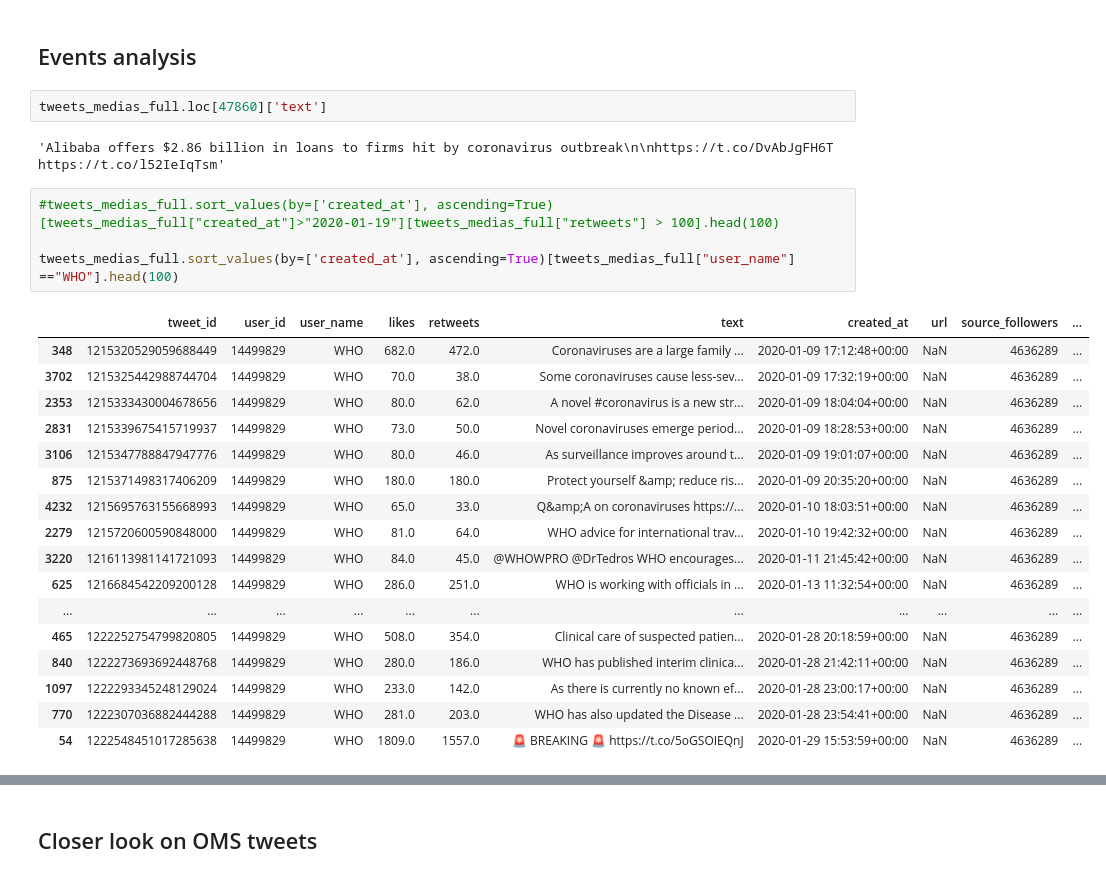
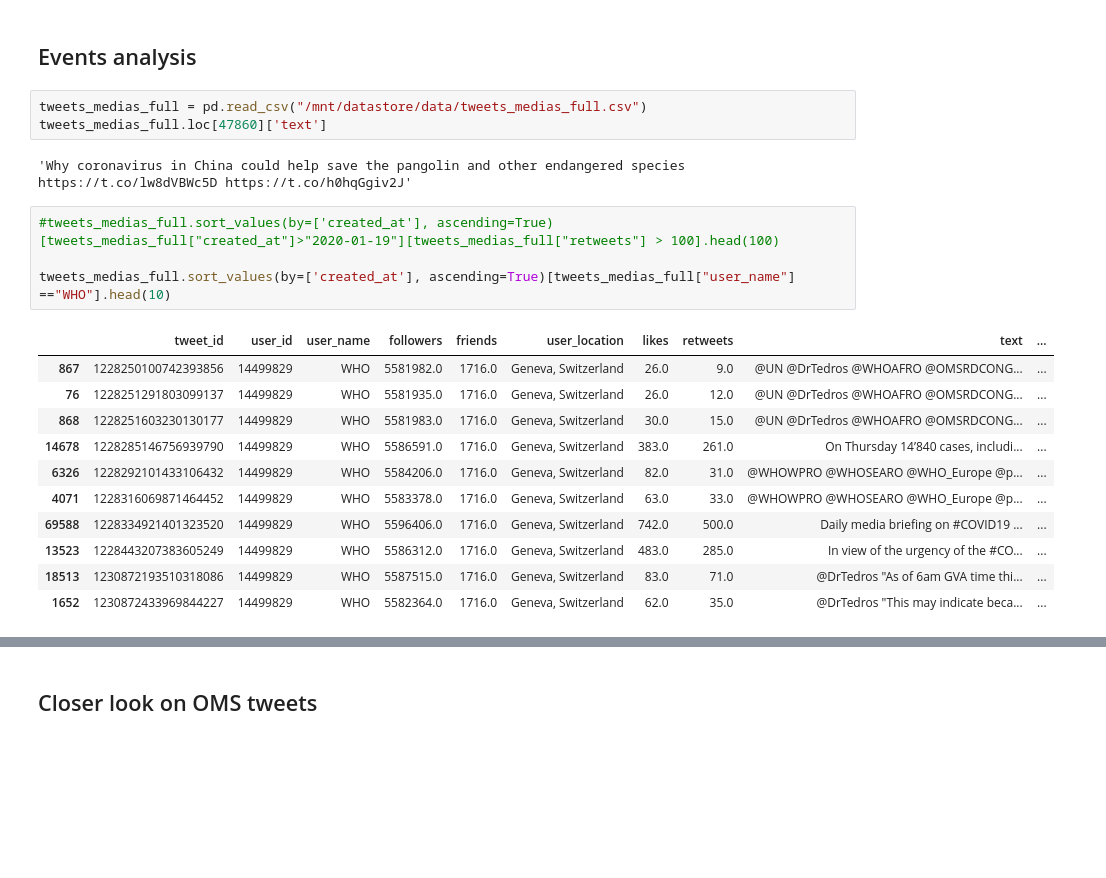
Before and after one commit to JRappaz/Panorama, a Jupyter notebook: notebooks/COVID.ipynb, the cells around one changed output, grey strips where cells are left out. Cells and saved outputs as stored; diff of their text form; blank space fills up the shorter version.

```diff
--- a/notebooks/COVID.ipynb
+++ b/notebooks/COVID.ipynb
@@ -251,31 +274,26 @@ medias_with_reactions['ratio_retweet'] = (medias_with_reactions['retweets'])/(me
 # %% [markdown]
 ## Events analysis
 # %%
+tweets_medias_full = pd.read_csv("/mnt/datastore/data/tweets_medias_full.csv")
 tweets_medias_full.loc[47860]['text']
 # %% [output]
-'Alibaba offers $2.86 billion in loans to firms hit by coronavirus outbreak\n\nhttps://t.co/DvAbJgFH6T https://t.co/l52IeIqTsm'
+'Why coronavirus in China could help save the pangolin and other endangered species https://t.co/lw8dVBWc5D https://t.co/h0hqGgiv2J'
 # %%
 #tweets_medias_full.sort_values(by=['created_at'], ascending=True)[tweets_medias_full["created_at"]>"2020-01-19"][tweets_medias_full["retweets"] > 100].head(100)
 
-tweets_medias_full.sort_values(by=['created_at'], ascending=True)[tweets_medias_full["user_name"] =="WHO"].head(100)
+tweets_medias_full.sort_values(by=['created_at'], ascending=True)[tweets_medias_full["user_name"] =="WHO"].head(10)
 # %% [output]
-|  | tweet_id | user_id | user_name | likes | retweets | text | created_at | url | source_followers | ... |
-| 348 | 1215320529059688449 | 14499829 | WHO | 682.0 | 472.0 | Coronaviruses are a large family ... | 2020-01-09 17:12:48+00:00 | NaN | 4636289 | ... |
-| 3702 | 1215325442988744704 | 14499829 | WHO | 70.0 | 38.0 | Some coronaviruses cause less-sev... | 2020-01-09 17:32:19+00:00 | NaN | 4636289 | ... |
-| 2353 | 1215333430004678656 | 14499829 | WHO | 80.0 | 62.0 | A novel #coronavirus is a new str... | 2020-01-09 18:04:04+00:00 | NaN | 4636289 | ... |
-| 2831 | 1215339675415719937 | 14499829 | WHO | 73.0 | 50.0 | Novel coronaviruses emerge period... | 2020-01-09 18:28:53+00:00 | NaN | 4636289 | ... |
-| 3106 | 1215347788847947776 | 14499829 | WHO | 80.0 | 46.0 | As surveillance improves around t... | 2020-01-09 19:01:07+00:00 | NaN | 4636289 | ... |
-| 875 | 1215371498317406209 | 14499829 | WHO | 180.0 | 180.0 | Protect yourself &amp; reduce ris... | 2020-01-09 20:35:20+00:00 | NaN | 4636289 | ... |
-| 4232 | 1215695763155668993 | 14499829 | WHO | 65.0 | 33.0 | Q&amp;A on coronaviruses https://... | 2020-01-10 18:03:51+00:00 | NaN | 4636289 | ... |
-| 2279 | 1215720600590848000 | 14499829 | WHO | 81.0 | 64.0 | WHO advice for international trav... | 2020-01-10 19:42:32+00:00 | NaN | 4636289 | ... |
-| 3220 | 1216113981141721093 | 14499829 | WHO | 84.0 | 45.0 | @WHOWPRO @DrTedros WHO encourages... | 2020-01-11 21:45:42+00:00 | NaN | 4636289 | ... |
-| 625 | 1216684542209200128 | 14499829 | WHO | 286.0 | 251.0 | WHO is working with officials in ... | 2020-01-13 11:32:54+00:00 | NaN | 4636289 | ... |
-| ... | ... | ... | ... | ... | ... | ... | ... | ... | ... | ... |
-| 465 | 1222252754799820805 | 14499829 | WHO | 508.0 | 354.0 | Clinical care of suspected patien... | 2020-01-28 20:18:59+00:00 | NaN | 4636289 | ... |
-| 840 | 1222273693692448768 | 14499829 | WHO | 280.0 | 186.0 | WHO has published interim clinica... | 2020-01-28 21:42:11+00:00 | NaN | 4636289 | ... |
-| 1097 | 1222293345248129024 | 14499829 | WHO | 233.0 | 142.0 | As there is currently no known ef... | 2020-01-28 23:00:17+00:00 | NaN | 4636289 | ... |
-| 770 | 1222307036882444288 | 14499829 | WHO | 281.0 | 203.0 | WHO has also updated the Disease ... | 2020-01-28 23:54:41+00:00 | NaN | 4636289 | ... |
-| 54 | 1222548451017285638 | 14499829 | WHO | 1809.0 | 1557.0 | 🚨 BREAKING 🚨 https://t.co/5oGSOIEQnJ | 2020-01-29 15:53:59+00:00 | NaN | 4636289 | ... |
+|  | tweet_id | user_id | user_name | followers | friends | user_location | likes | retweets | text | ... |
+| 867 | 1228250100742393856 | 14499829 | WHO | 5581982.0 | 1716.0 | Geneva, Switzerland | 26.0 | 9.0 | @UN @DrTedros @WHOAFRO @OMSRDCONG... | ... |
+| 76 | 1228251291803099137 | 14499829 | WHO | 5581935.0 | 1716.0 | Geneva, Switzerland | 26.0 | 12.0 | @UN @DrTedros @WHOAFRO @OMSRDCONG... | ... |
+| 868 | 1228251603230130177 | 14499829 | WHO | 5581983.0 | 1716.0 | Geneva, Switzerland | 30.0 | 15.0 | @UN @DrTedros @WHOAFRO @OMSRDCONG... | ... |
+| 14678 | 1228285146756939790 | 14499829 | WHO | 5586591.0 | 1716.0 | Geneva, Switzerland | 383.0 | 261.0 | On Thursday 14’840 cases, includi... | ... |
+| 6326 | 1228292101433106432 | 14499829 | WHO | 5584206.0 | 1716.0 | Geneva, Switzerland | 82.0 | 31.0 | @WHOWPRO @WHOSEARO @WHO_Europe @p... | ... |
+| 4071 | 1228316069871464452 | 14499829 | WHO | 5583378.0 | 1716.0 | Geneva, Switzerland | 63.0 | 33.0 | @WHOWPRO @WHOSEARO @WHO_Europe @p... | ... |
+| 69588 | 1228334921401323520 | 14499829 | WHO | 5596406.0 | 1716.0 | Geneva, Switzerland | 742.0 | 500.0 | Daily media briefing on #COVID19 ... | ... |
+| 13523 | 1228443207383605249 | 14499829 | WHO | 5586312.0 | 1716.0 | Geneva, Switzerland | 483.0 | 285.0 | In view of the urgency of the #CO... | ... |
+| 18513 | 1230872193510318086 | 14499829 | WHO | 5587515.0 | 1716.0 | Geneva, Switzerland | 83.0 | 71.0 | @DrTedros "As of 6am GVA time thi... | ... |
+| 1652 | 1230872433969844227 | 14499829 | WHO | 5582364.0 | 1716.0 | Geneva, Switzerland | 62.0 | 35.0 | @DrTedros "This may indicate beca... | ... |
 # %%
 # Prettier plotting with seaborn
 sns.set(font_scale=1.5, style="whitegrid")
```
Also changed, not shown: parts of 29 cells of this notebook, 2 other files.
